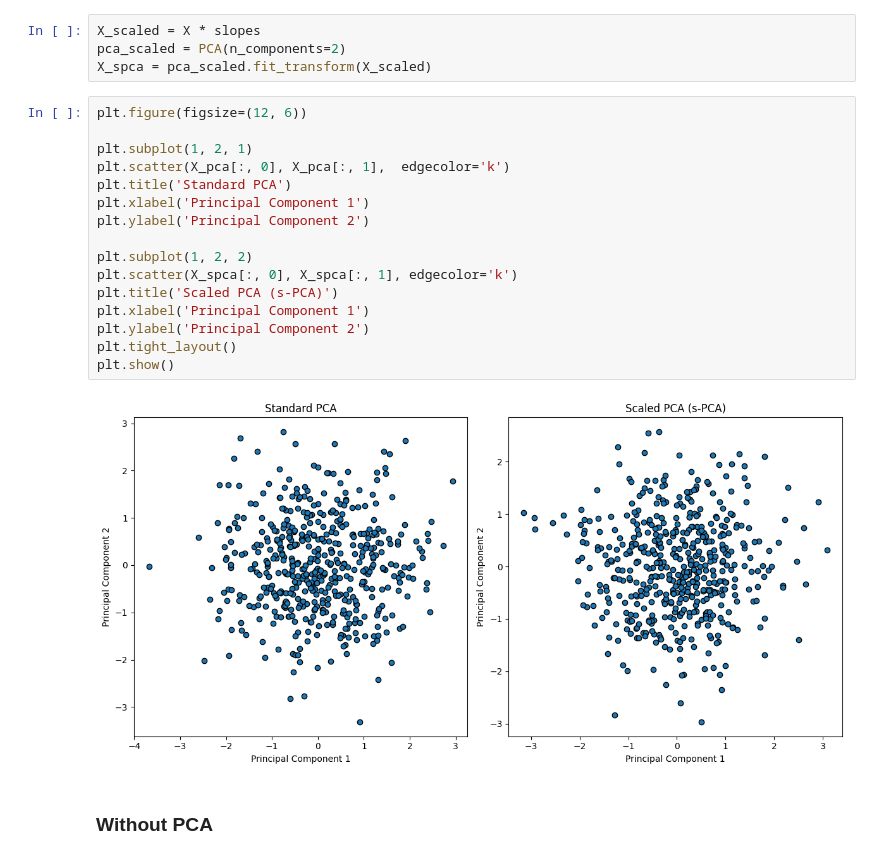
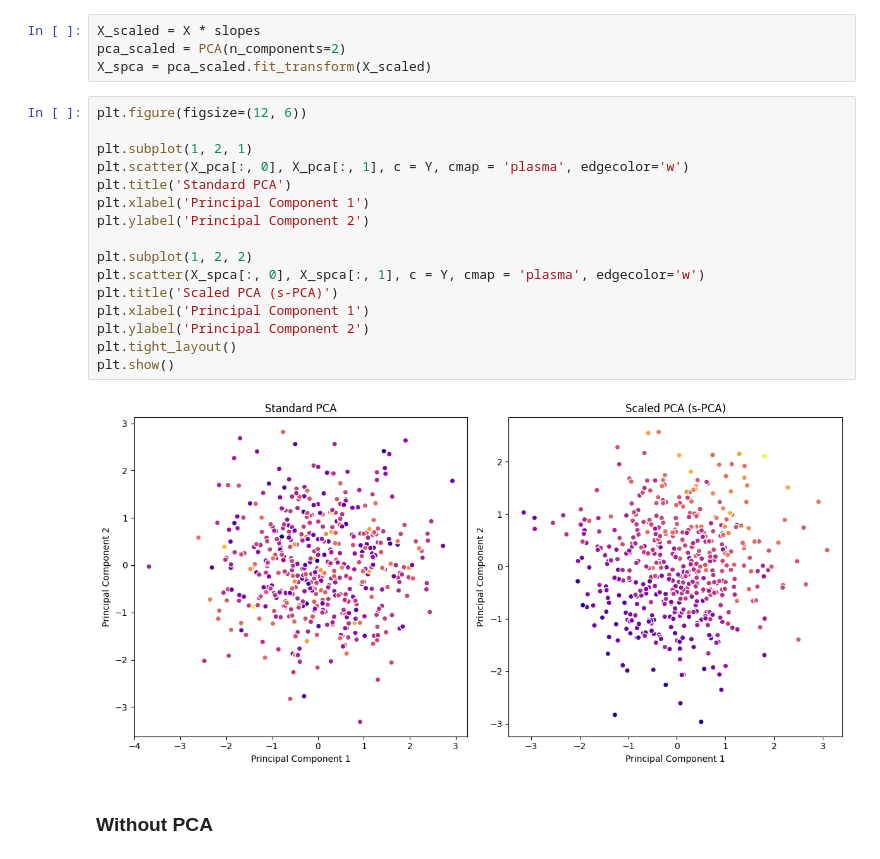
Before and after one commit to bses-codes/RnD_extenso, a Jupyter notebook: s-PCA/s_PCA.ipynb, the cells around one changed output. Saved outputs shown, nothing was run; the diff lists cells and outputs as text.

Commit message:
Changed visualzation\

```diff
--- a/s-PCA/s_PCA.ipynb
+++ b/s-PCA/s_PCA.ipynb
@@ -32,21 +32,21 @@ X_spca = pca_scaled.fit_transform(X_scaled)
 # %%
 plt.figure(figsize=(12, 6))
 
 plt.subplot(1, 2, 1)
-plt.scatter(X_pca[:, 0], X_pca[:, 1],  edgecolor='k')
+plt.scatter(X_pca[:, 0], X_pca[:, 1], c = Y, cmap = 'plasma', edgecolor='w')
 plt.title('Standard PCA')
 plt.xlabel('Principal Component 1')
 plt.ylabel('Principal Component 2')
 
 plt.subplot(1, 2, 2)
-plt.scatter(X_spca[:, 0], X_spca[:, 1], edgecolor='k')
+plt.scatter(X_spca[:, 0], X_spca[:, 1], c = Y, cmap = 'plasma', edgecolor='w')
 plt.title('Scaled PCA (s-PCA)')
 plt.xlabel('Principal Component 1')
 plt.ylabel('Principal Component 2')
 plt.tight_layout()
 plt.show()
 # %% [output]
-[figure, old version]
+[figure, new version]
 # %% [markdown]
 ### Without PCA
 # %%
```
